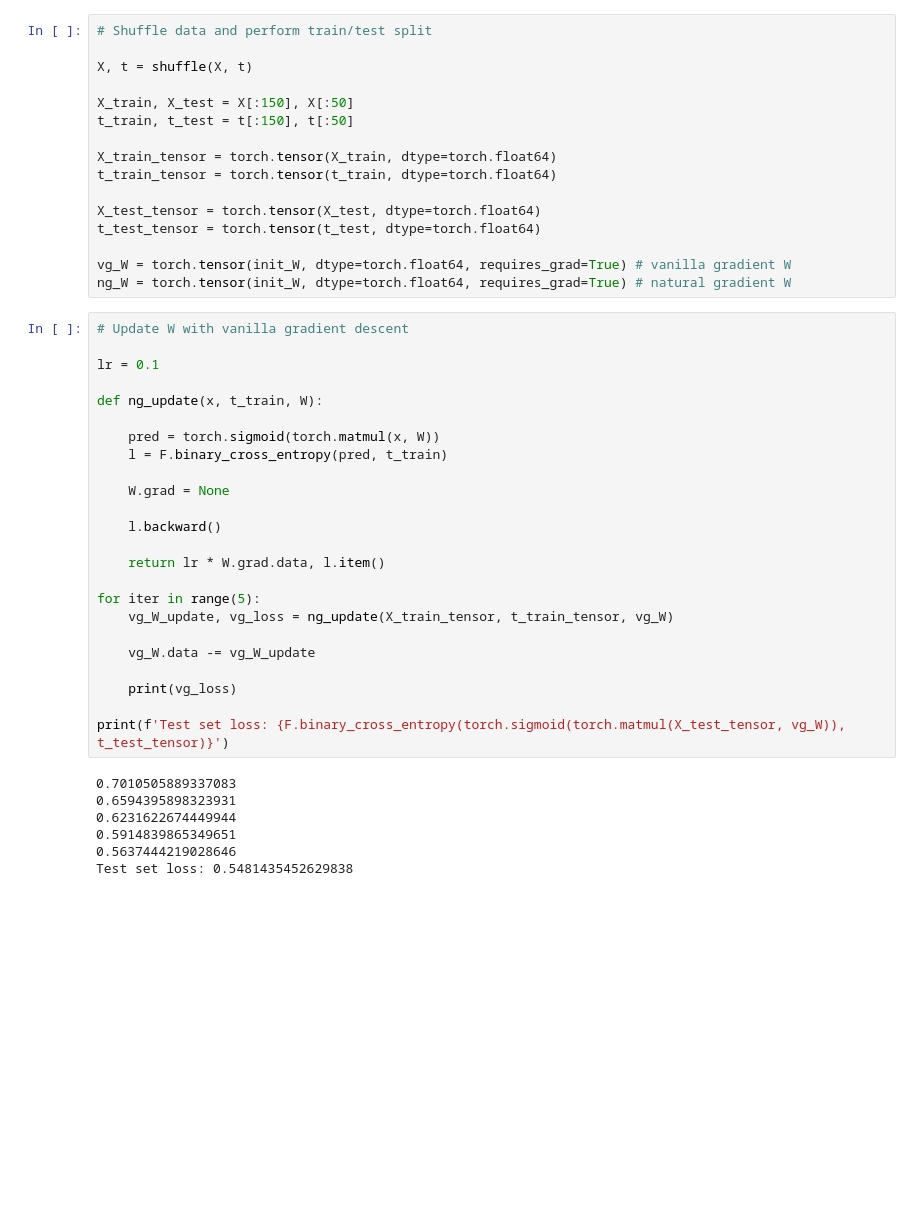
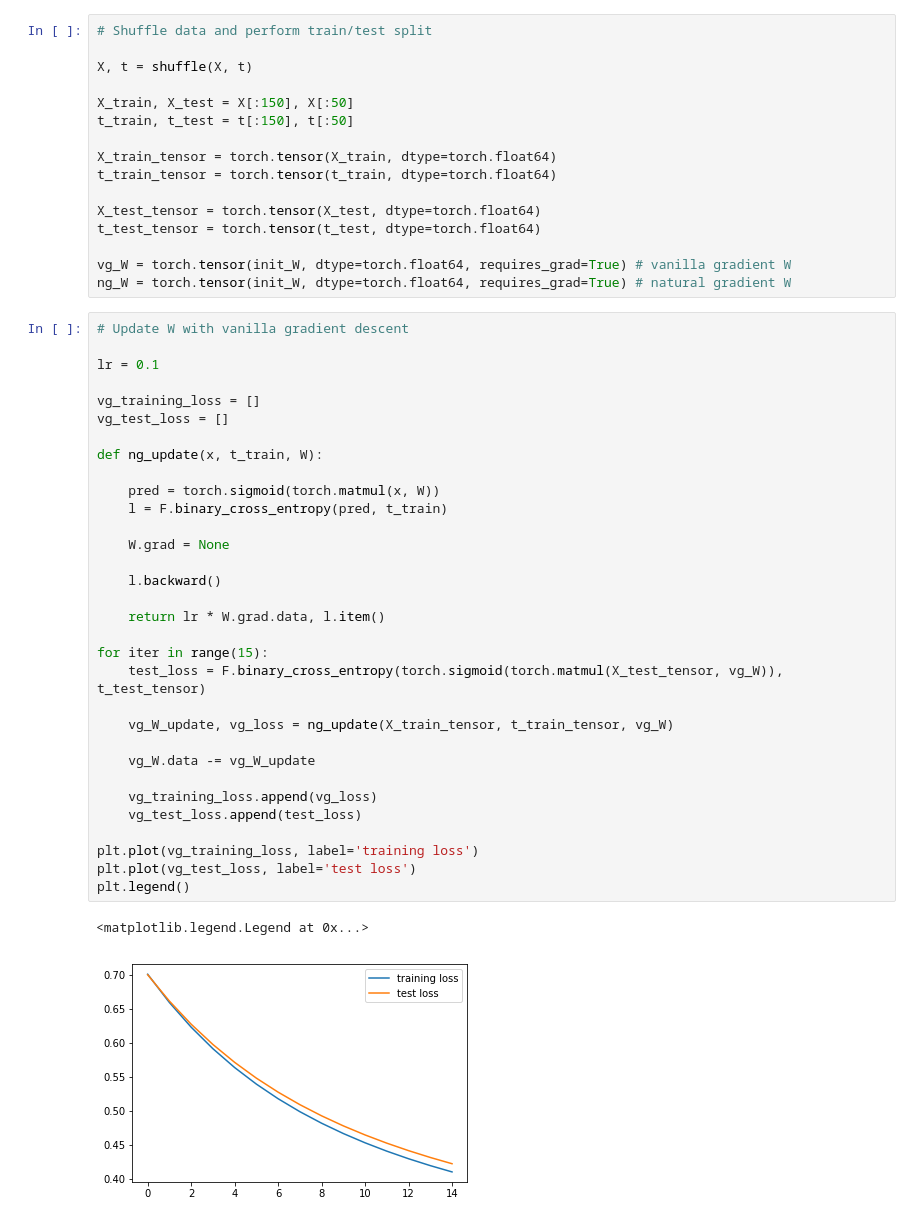
Before and after one commit to quanvuong/notebooks, a Jupyter notebook: vanilla gradient vs natural gradient descent in pytorch.ipynb, the cells around one changed output. Cells and saved outputs as stored; diff of their text form; blank space fills up the shorter version.

Commit message:
draw loss of both training and test loss on the same graph

```diff
--- a/vanilla gradient vs natural gradient descent in pytorch.ipynb
+++ b/vanilla gradient vs natural gradient descent in pytorch.ipynb
@@ -47,34 +47,38 @@ ng_W = torch.tensor(init_W, dtype=torch.float64, requires_grad=True) # natural g
 # %%
 # Update W with vanilla gradient descent
 
 lr = 0.1
+
+vg_training_loss = []
+vg_test_loss = []
 
 def ng_update(x, t_train, W):
 
     pred = torch.sigmoid(torch.matmul(x, W))
     l = F.binary_cross_entropy(pred, t_train)
 
     W.grad = None
 
     l.backward()
 
     return lr * W.grad.data, l.item()
 
-for iter in range(5):
+for iter in range(15):
+    test_loss = F.binary_cross_entropy(torch.sigmoid(torch.matmul(X_test_tensor, vg_W)), t_test_tensor)
+
     vg_W_update, vg_loss = ng_update(X_train_tensor, t_train_tensor, vg_W)
 
     vg_W.data -= vg_W_update
 
-    print(vg_loss)
+    vg_training_loss.append(vg_loss)
+    vg_test_loss.append(test_loss)
 
-print(f'Test set loss: {F.binary_cross_entropy(torch.sigmoid(torch.matmul(X_test_tensor, vg_W)), t_test_tensor)}')
+plt.plot(vg_training_loss, label='training loss')
+plt.plot(vg_test_loss, label='test loss')
+plt.legend()
 # %% [output]
-0.7010505889337083
-0.6594395898323931
-0.6231622674449944
-0.5914839865349651
-0.5637444219028646
-Test set loss: 0.5481435452629838
+<matplotlib.legend.Legend at 0x...>
+[figure, added]
 # %%
 # Update W with natural gradient descent
 
```
Also changed, not shown: parts of 3 cells of this notebook.
